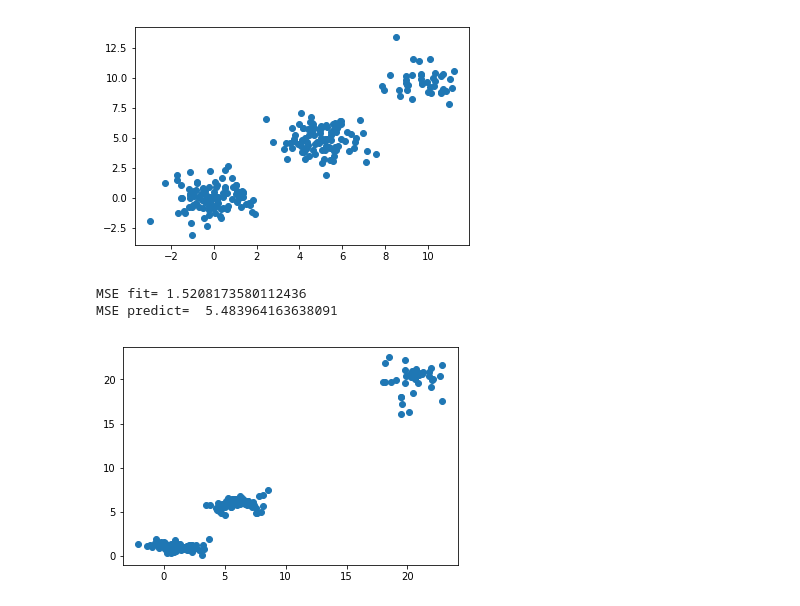
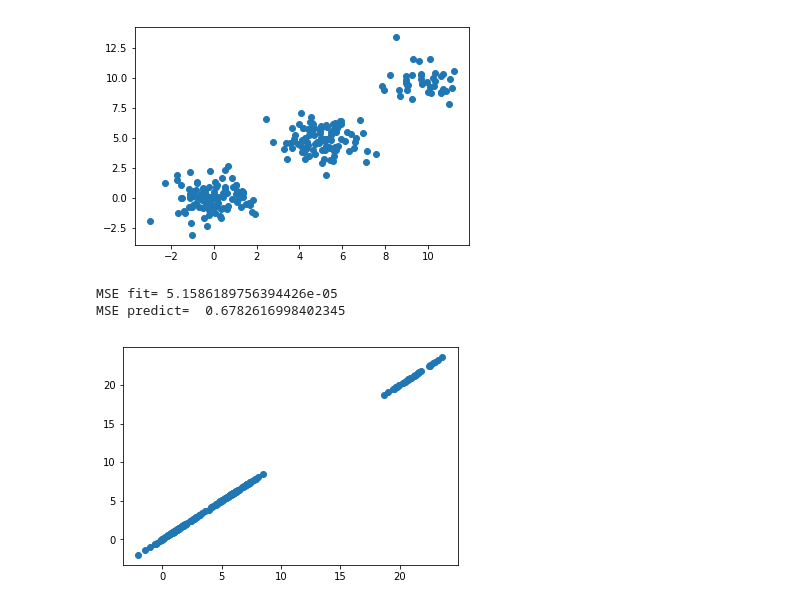
Before and after one commit to landreasyan/LLR, a Jupyter notebook: LLR.ipynb, the cells around one changed output. Drawn from its saved outputs; the diff is of its cells as text; code cells hidden in the pictures.

Commit message:
Fixed the bug causing increase in error

```diff
--- a/LLR.ipynb
+++ b/LLR.ipynb
@@ -46,7 +46,7 @@ y_1 = np.zeros(n_samples)
 y_2 = np.zeros(n_samples)
 y_3 = np.zeros(n_samples)
 
-X = np.array(X)
+X_data = np.array(X)
 p = len(X[0,:])
 n = len(X[:,0])
 
@@ -55,15 +55,15 @@ for i in range(0,n_samples):
     y_2[i] = 1 + 1* x_2[i,0]+0*x_2[i,1]
     y_3[i] = 1 + x_3[i,0]+ x_3[i,1]
 
-y= np.concatenate((y_1, y_2, y_3))
+y_data= np.concatenate((y_1, y_2, y_3))
 #y = np.block([[y_1], [y_2], [y_3]])
 
 fig = plt.figure()
 #ax = plt.axes(projection='3d')
 
 #plt.plot(X[:, 0], X[:, 1], y,'co')
-plt.plot(X[:, 0], X[:, 1], 'co')
+plt.plot(X_data[:, 0], X_data[:, 1], 'co')
 plt.show()
-y_matrix = np.matrix(y)
+#y_matrix = np.matrix(y)
 #ax = plt.axes(projection='3d')
 # %% [output]
@@ -76,7 +76,7 @@ class LLR():
         self.mode = ''
 
 
-    def fit(self, X, y_matrix, mu, v, mode='compress', perm_size = 50):
+    def fit(self, X, y, mu, v, mode='compress', perm_size = 50):
         p = len(X[0,:])
         n = len(X[:,0])
         self.perm_size = perm_size
@@ -310,37 +321,37 @@ x = np.arange(0,240,1)
 Theta = np.zeros(3*n)
 
 llr = LLR()
-regression = llr.fit(X[1:240], y[1:240], mu, v, mode='test', perm_size=239)
+regression = llr.fit(X_data[1:240], y_data[1:240], mu, v, mode='test', perm_size=239)
 Theta = regression.Theta
 Y = regression.Y
 Y_test = regression.predict(X[240:300])
 
 Theta_real = np.zeros(3*n)
 for i in range(0, n):
     Theta_real[i] = 1
 
 for i in range(n, int(n/3)):
     Theta_real[i] = 0
 for i in range(int(n+n/3), int(2*n)):
     Theta_real[i] = 1
 
 for i in range(2*n, int(2*n+n/3)):
     Theta_real[i] = 1
 for i in range(int(2*n+n/3), int(2*n+2*n/3)):
     Theta_real[i] = 0
 for i in range(int(2*n+2*n/3), 3*n):
     Theta_real[i] = 1
 
 
-MSE = mean_squared_error(y[1:240], Y);
-MSE_test = mean_squared_error(y[240:300], Y_test);
+MSE = mean_squared_error(y_data[1:240], Y);
+MSE_test = mean_squared_error(y_data[240:300], Y_test);
 print("MSE fit=", MSE)
 print("MSE predict= ", MSE_test)
 plt.figure()
-plt.scatter(y[1:240], Y)
+plt.scatter(y_data[1:240], Y)
 
 plt.show()
 # %% [output]
-MSE fit= 1.5208173580112436
-MSE predict=  5.483964163638091
+MSE fit= 5.1586189756394426e-05
+MSE predict=  0.6782616998402345
-[figure, old version]
+[figure, new version]
```
Also changed, not shown: parts of 2 cells of this notebook.
